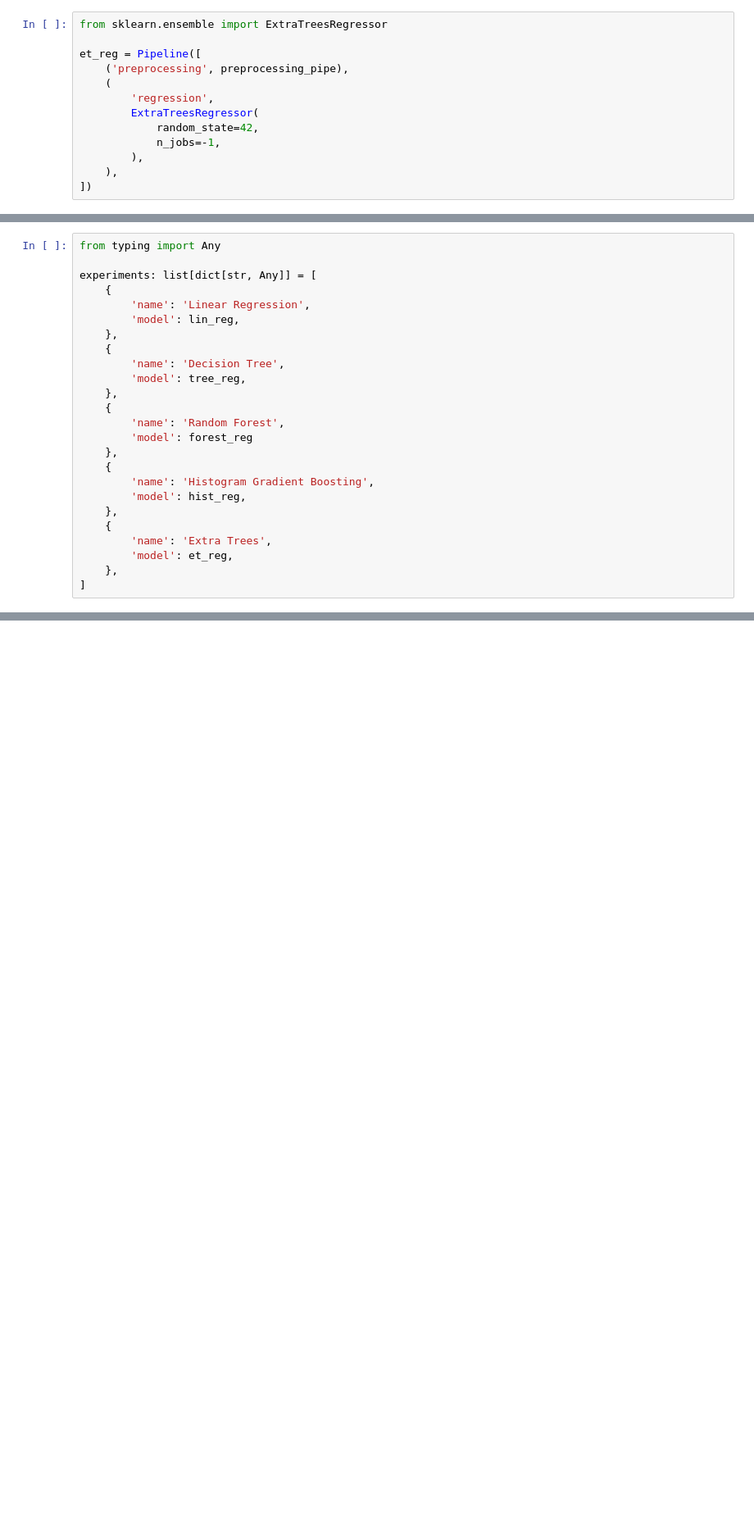
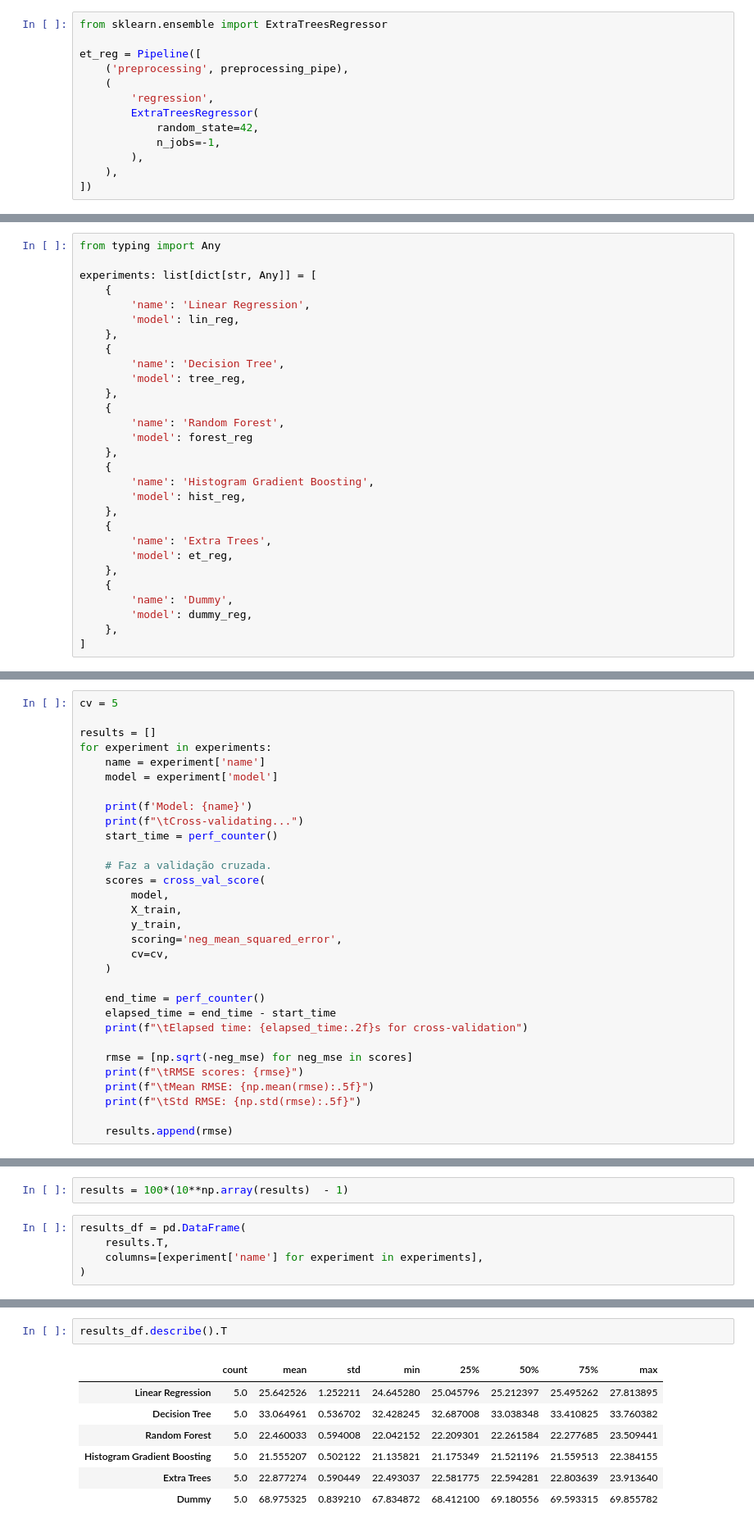
Before and after one commit to marinnagc/ml_labs_marinnagc, a Jupyter notebook: labs/answers/01_regression/task_02/notebooks/02-modeling/task_02.ipynb, the cells around one changed output, grey strips where cells are left out. Shown at 82% size. Cells and saved outputs as stored; diff of their text form; blank space fills up the shorter version.

```diff
--- a/labs/answers/01_regression/task_02/notebooks/02-modeling/task_02.ipynb
+++ b/labs/answers/01_regression/task_02/notebooks/02-modeling/task_02.ipynb
@@ -221,4 +230,8 @@ experiments: list[dict[str, Any]] = [
         'name': 'Extra Trees',
         'model': et_reg,
     },
+    {
+        'name': 'Dummy',
+        'model': dummy_reg,
+    },
 ]
@@ -367,0 +325,31 @@ plt.show()
+# %%
+cv = 5
+
+results = []
+for experiment in experiments:
+    name = experiment['name']
+    model = experiment['model']
+
+    print(f'Model: {name}')
+    print(f"\tCross-validating...")
+    start_time = perf_counter()
+
+    # Faz a validação cruzada.
+    scores = cross_val_score(
+        model,
+        X_train,
+        y_train,
+        scoring='neg_mean_squared_error',
+        cv=cv,
+    )
+
+    end_time = perf_counter()
+    elapsed_time = end_time - start_time
+    print(f"\tElapsed time: {elapsed_time:.2f}s for cross-validation")
+
+    rmse = [np.sqrt(-neg_mse) for neg_mse in scores]
+    print(f"\tRMSE scores: {rmse}")
+    print(f"\tMean RMSE: {np.mean(rmse):.5f}")
+    print(f"\tStd RMSE: {np.std(rmse):.5f}")
+
+    results.append(rmse)
@@ -367,0 +374,7 @@ plt.show()
+# %%
+results = 100*(10**np.array(results)  - 1)
+# %%
+results_df = pd.DataFrame(
+    results.T,
+    columns=[experiment['name'] for experiment in experiments],
+)
@@ -367,0 +390,10 @@ plt.show()
+# %%
+results_df.describe().T
+# %% [output]
+|  | count | mean | std | min | 25% | 50% | 75% | max |
+| Linear Regression | 5.0 | 25.642526 | 1.252211 | 24.645280 | 25.045796 | 25.212397 | 25.495262 | 27.813895 |
+| Decision Tree | 5.0 | 33.064961 | 0.536702 | 32.428245 | 32.687008 | 33.038348 | 33.410825 | 33.760382 |
+| Random Forest | 5.0 | 22.460033 | 0.594008 | 22.042152 | 22.209301 | 22.261584 | 22.277685 | 23.509441 |
+| Histogram Gradient Boosting | 5.0 | 21.555207 | 0.502122 | 21.135821 | 21.175349 | 21.521196 | 21.559513 | 22.384155 |
+| Extra Trees | 5.0 | 22.877274 | 0.590449 | 22.493037 | 22.581775 | 22.594281 | 22.803639 | 23.913640 |
+| Dummy | 5.0 | 68.975325 | 0.839210 | 67.834872 | 68.412100 | 69.180556 | 69.593315 | 69.855782 |
```
Also changed, not shown: parts of 24 cells of this notebook.
